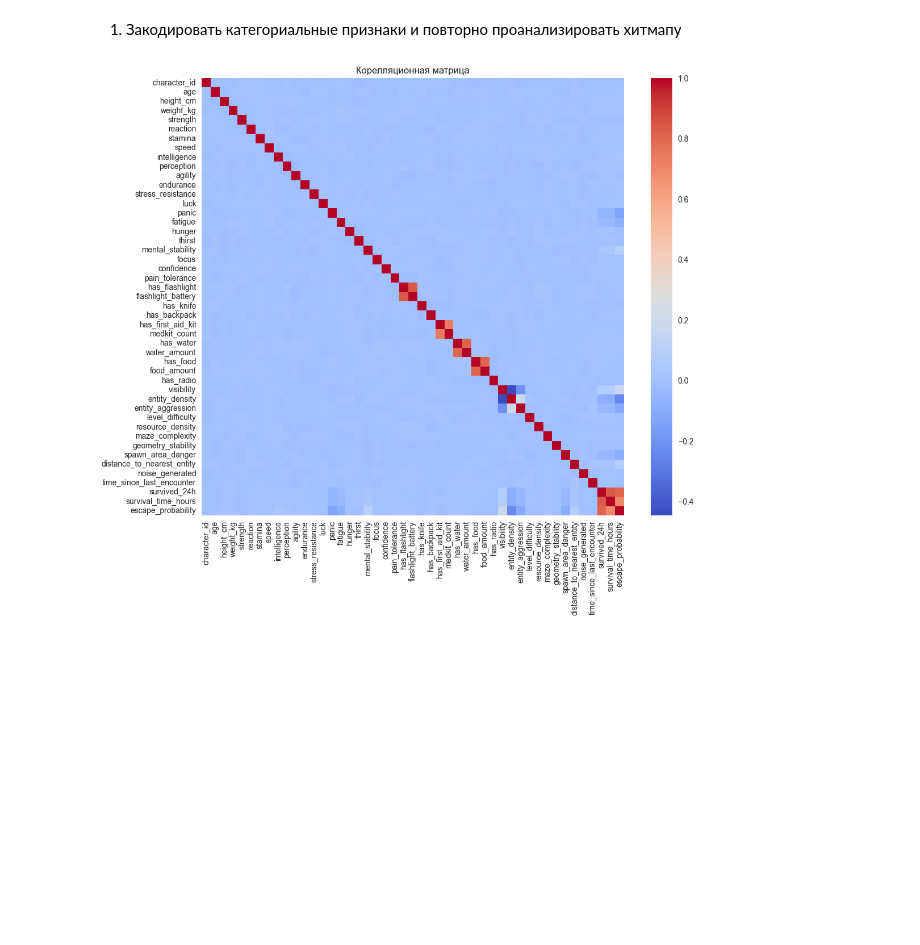
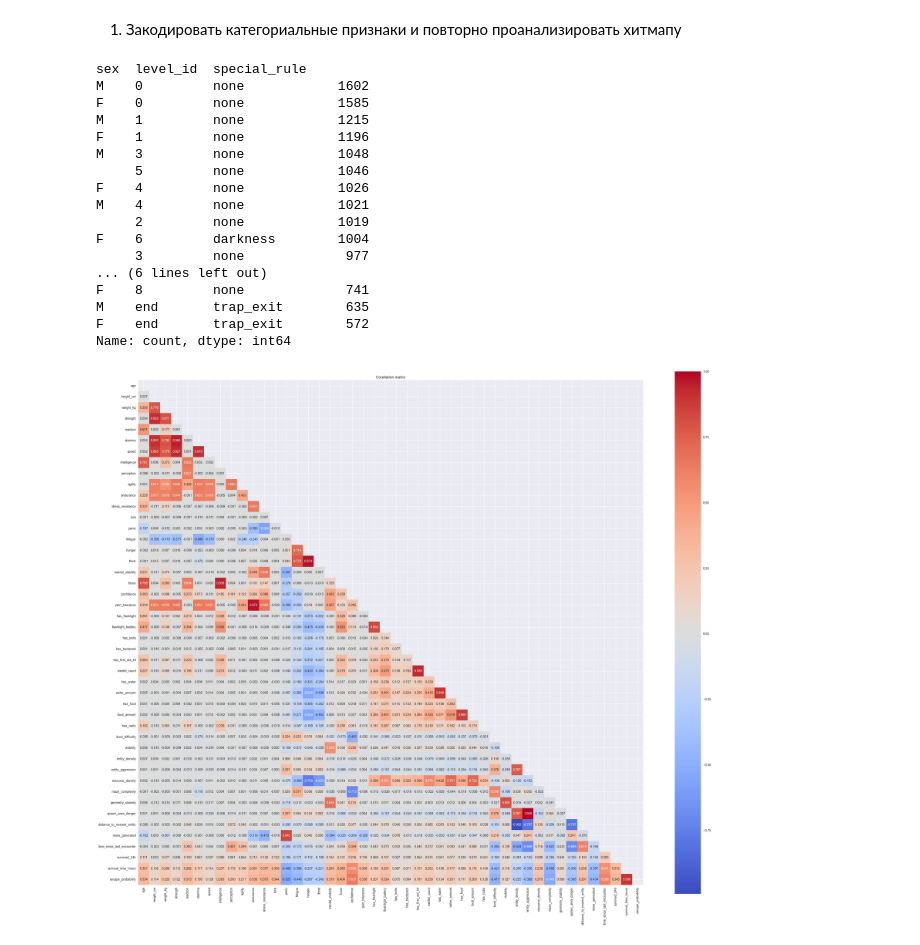
Before and after one commit to ZimBazo/BackroomsML, a Jupyter notebook: notebooks/1_EDA.ipynb, the cells around one changed output. Drawn from its saved outputs; the diff is of its cells as text; code cells hidden in the pictures; blank space fills up the shorter version.

```diff
--- a/notebooks/1_EDA.ipynb
+++ b/notebooks/1_EDA.ipynb
@@ -100,10 +127,32 @@ sns.histplot(df['escape_probability'], kde=True)
 # %%
 numerical = df.select_dtypes(include=np.number).columns
 categorical = df.select_dtypes(include='object').columns
-
-plt.figure(figsize=(12, 10))
-sns.heatmap(df[numerical].corr(), cmap='coolwarm')
-plt.title('Корелляционная матрица')
-plt.show()
+df[categorical].value_counts()
 # %% [output]
-[figure, removed]
+sex  level_id  special_rule
+M    0         none            1602
+F    0         none            1585
+M    1         none            1215
+F    1         none            1196
+M    3         none            1048
+     5         none            1046
+F    4         none            1026
+M    4         none            1021
+     2         none            1019
+F    6         darkness        1004
+     3         none             977
+... (6 lines left out)
+F    8         none             741
+M    end       trap_exit        635
+F    end       trap_exit        572
+Name: count, dtype: int64
+# %%
+mask = np.triu(np.ones_like(df[numerical].corr(), dtype=bool))
+
+plt.figure(figsize=(36, 30))
+sns.heatmap(df[numerical].corr(), mask=mask, cmap='coolwarm', square=True, annot=True, fmt='.3f')
+# sns.heatmap(df[numerical].corr(), cmap='coolwarm', fmt='.2f', square=True)
+plt.title('Corellation matrix')
+plt.show()
+# %% [output]
+[figure, added]
```
Also changed, not shown: parts of 16 cells of this notebook, 5 other files.
